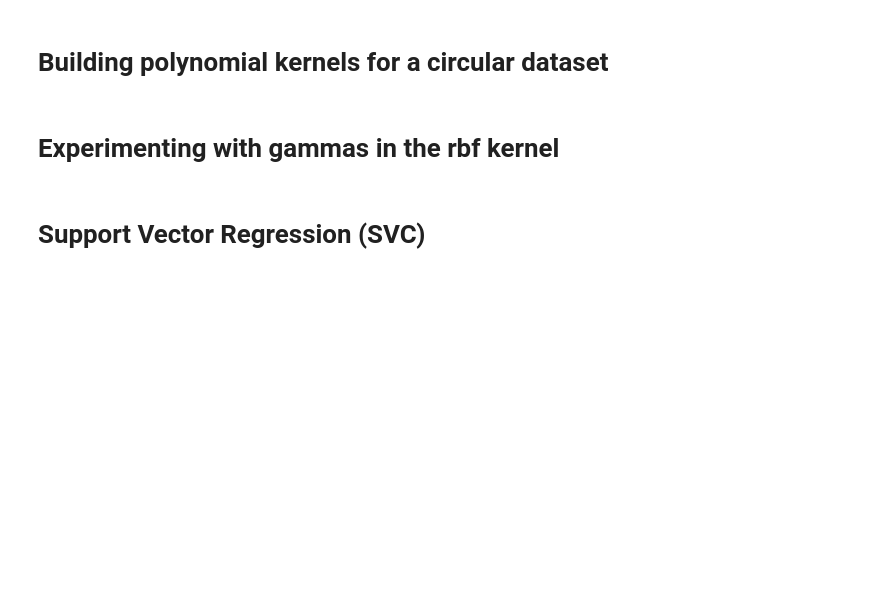
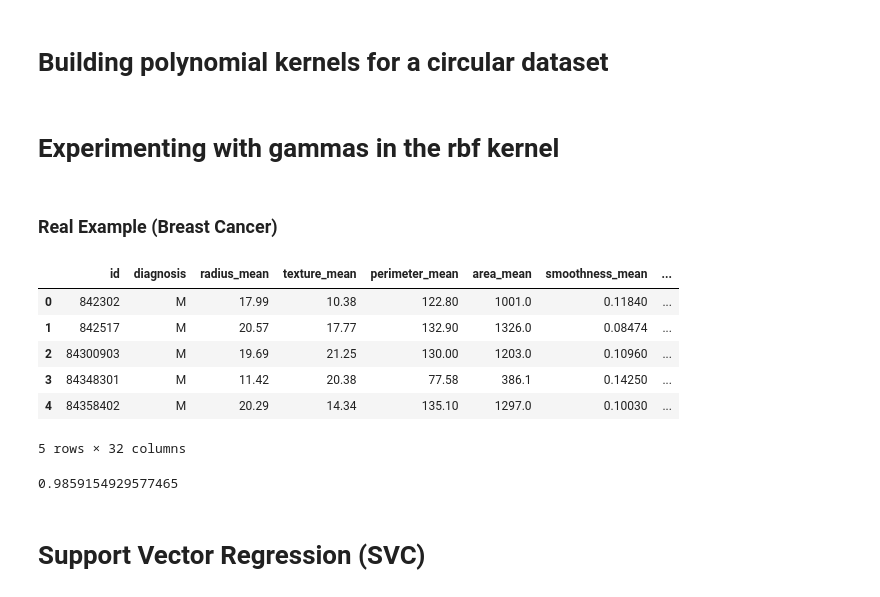
Before and after one commit to s7s/machine_learning_1, a Jupyter notebook: support_vector_machines/SVM_coding.ipynb, the cells around one changed output. Cells and saved outputs as stored; diff of their text form; code cells hidden in the pictures; blank space fills up the shorter version.

Commit message:
add real example to SVM

```diff
--- a/support_vector_machines/SVM_coding.ipynb
+++ b/support_vector_machines/SVM_coding.ipynb
@@ -100,3 +100,5 @@ svm_gamma_100 =
 print("Gamma = 100")
 print("Accuracy:", svm_gamma_100.score(features, labels))
 utils.plot_model(features, labels, svm_gamma_100)
+# %% [markdown]
+### Real Example (Breast Cancer)
@@ -102,0 +119,21 @@ utils.plot_model(features, labels, svm_gamma_100)
+# %%
+url = 'https://archive.ics.uci.edu/ml/machine-learning-databases/breast-cancer-wisconsin/wdbc.data'
+
+features = ['radius', 'texture', 'perimeter', 'area', 'smoothness', 'compactness',
+            'concavity', 'concave_poinits', 'symmetry', 'fractal_dimension']
+column_names = ['id', 'diagnosis']
+
+for attr in ['mean', 'ste', 'largest']:
+  for feature in features:
+    column_names.append(feature + "_" + attr)
+# %%
+dataset = pd.read_csv(url, names=column_names)
+dataset.head()
+# %% [output]
+|  | id | diagnosis | radius_mean | texture_mean | perimeter_mean | area_mean | smoothness_mean | ... |
+| 0 | 842302 | M | 17.99 | 10.38 | 122.80 | 1001.0 | 0.11840 | ... |
+| 1 | 842517 | M | 20.57 | 17.77 | 132.90 | 1326.0 | 0.08474 | ... |
+| 2 | 84300903 | M | 19.69 | 21.25 | 130.00 | 1203.0 | 0.10960 | ... |
+| 3 | 84348301 | M | 11.42 | 20.38 | 77.58 | 386.1 | 0.14250 | ... |
+| 4 | 84358402 | M | 20.29 | 14.34 | 135.10 | 1297.0 | 0.10030 | ... |
+5 rows × 32 columns
@@ -102,0 +148,10 @@ utils.plot_model(features, labels, svm_gamma_100)
+# %%
+# use all data with standard scaler
+# use "sag" solver
+from sklearn import preprocessing
+from sklearn.linear_model import LogisticRegression
+clf = LogisticRegression(solver="sag")
+clf.fit(preprocessing.StandardScaler().fit_transform(x_train), y_train)
+clf.score(preprocessing.StandardScaler().fit_transform(x_test), y_test)
+# %% [output]
+0.9859154929577465
```
Also changed, not shown: parts of 5 cells of this notebook, 1 other file.
